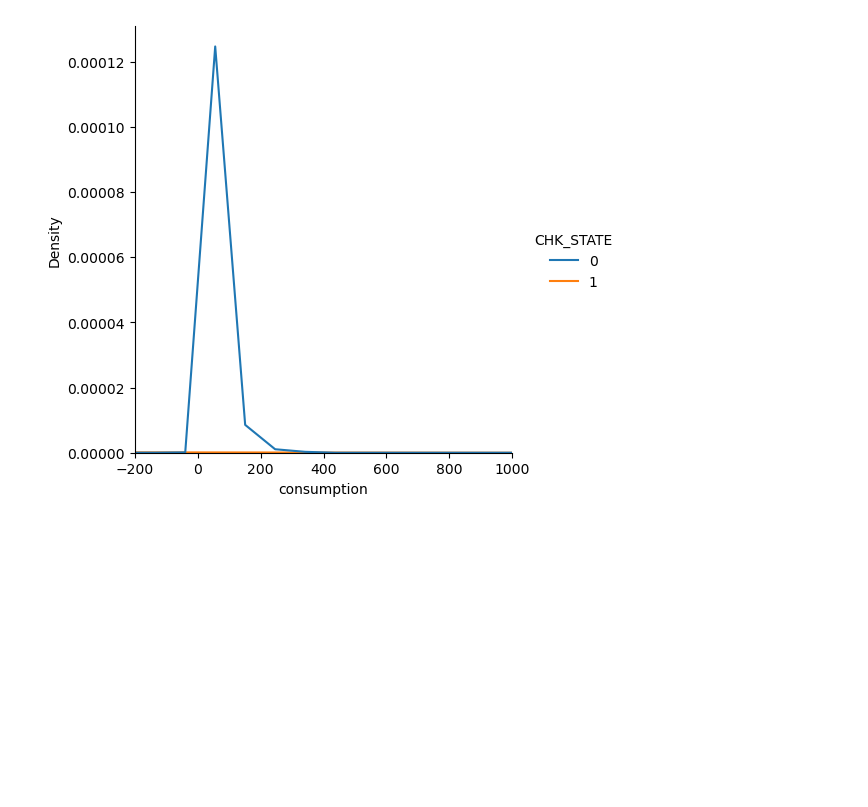
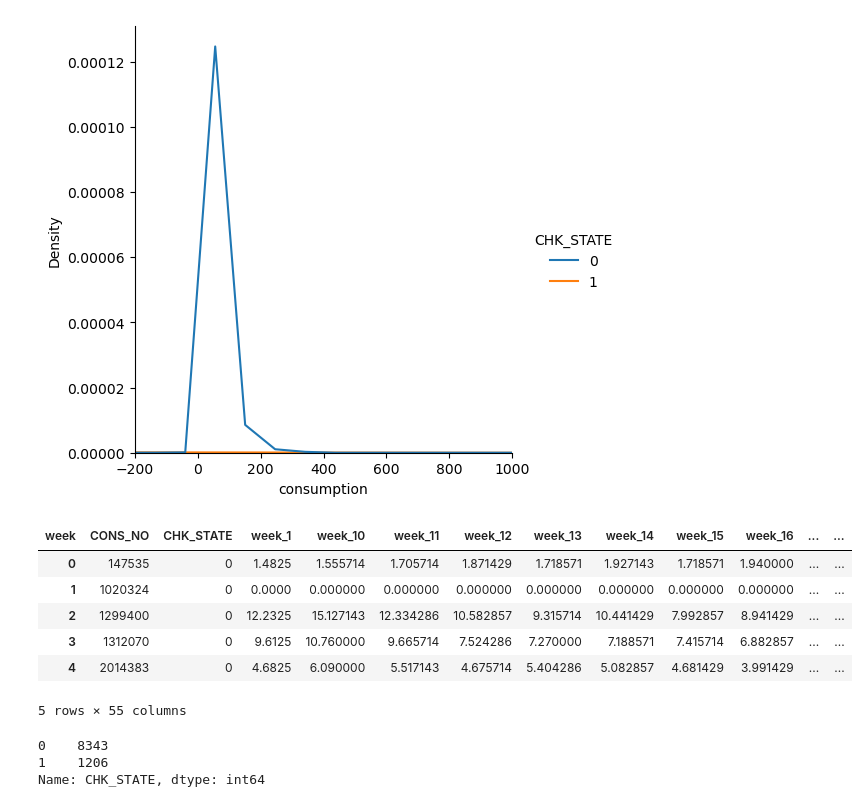
Before and after one commit to GhoshAni/Anomaly_detection, a Jupyter notebook: Energy_Theft_Detection/EDA_Preprocessing.ipynb, the cells around one changed output. Cells and saved outputs as stored; diff of their text form; code cells hidden in the pictures; blank space fills up the shorter version.

```diff
--- a/Energy_Theft_Detection/EDA_Preprocessing.ipynb
+++ b/Energy_Theft_Detection/EDA_Preprocessing.ipynb
@@ -102,3 +112,19 @@ plt.xlabel('consumption')
 plt.show()
 # %% [output]
 [figure]
+# %%
+df_consumption.head()
+# %% [output]
+| week | CONS_NO | CHK_STATE | week_1 | week_10 | week_11 | week_12 | week_13 | week_14 | week_15 | week_16 | ... | ... |
+| 0 | 147535 | 0 | 1.4825 | 1.555714 | 1.705714 | 1.871429 | 1.718571 | 1.927143 | 1.718571 | 1.940000 | ... | ... |
+| 1 | 1020324 | 0 | 0.0000 | 0.000000 | 0.000000 | 0.000000 | 0.000000 | 0.000000 | 0.000000 | 0.000000 | ... | ... |
+| 2 | 1299400 | 0 | 12.2325 | 15.127143 | 12.334286 | 10.582857 | 9.315714 | 10.441429 | 7.992857 | 8.941429 | ... | ... |
+| 3 | 1312070 | 0 | 9.6125 | 10.760000 | 9.665714 | 7.524286 | 7.270000 | 7.188571 | 7.415714 | 6.882857 | ... | ... |
+| 4 | 2014383 | 0 | 4.6825 | 6.090000 | 5.517143 | 4.675714 | 5.404286 | 5.082857 | 4.681429 | 3.991429 | ... | ... |
+5 rows × 55 columns
+# %%
+df_consumption['CHK_STATE'].value_counts()
+# %% [output]
+0    8343
+1    1206
+Name: CHK_STATE, dtype: int64
```
Also changed, not shown: parts of 3 cells of this notebook, 5 other files.
